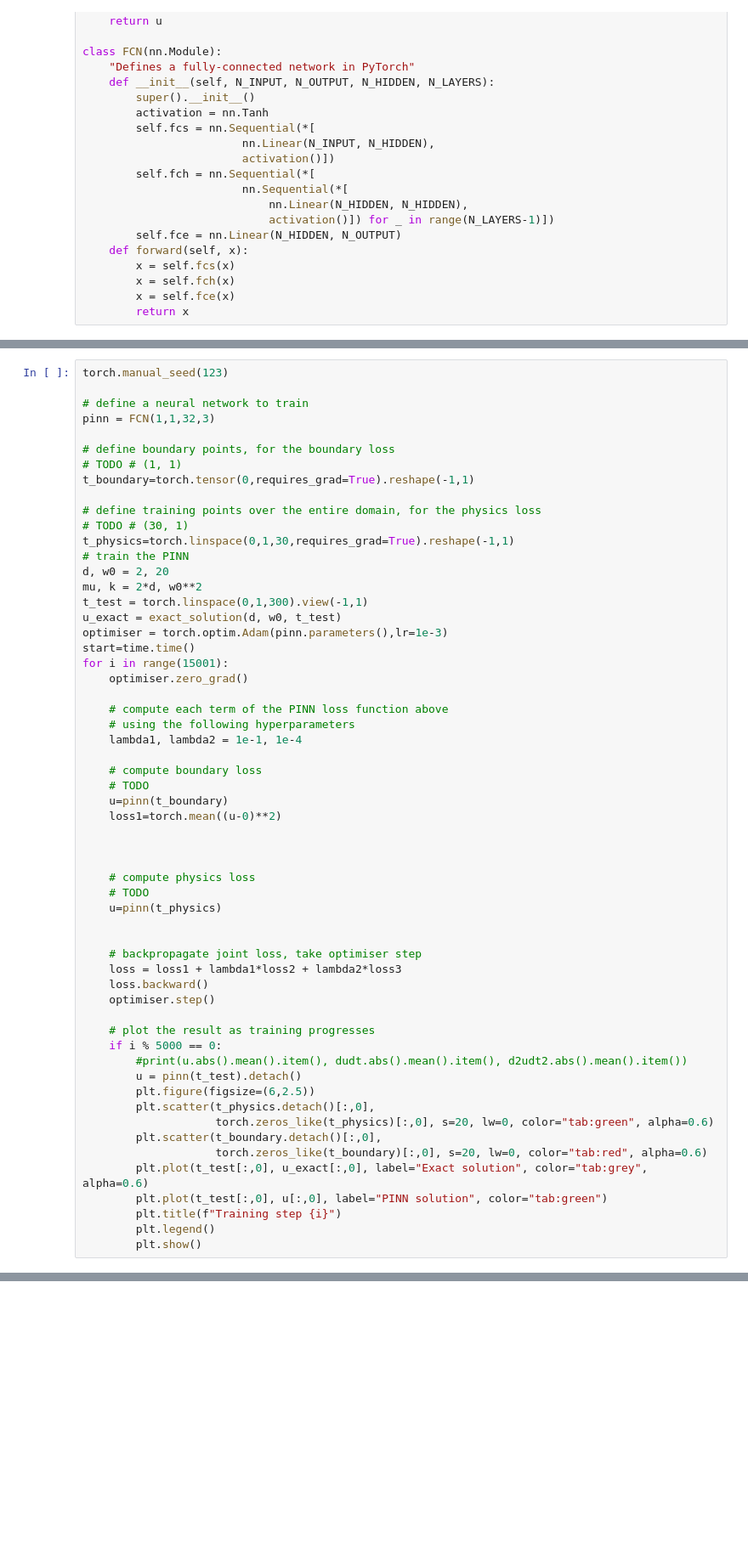
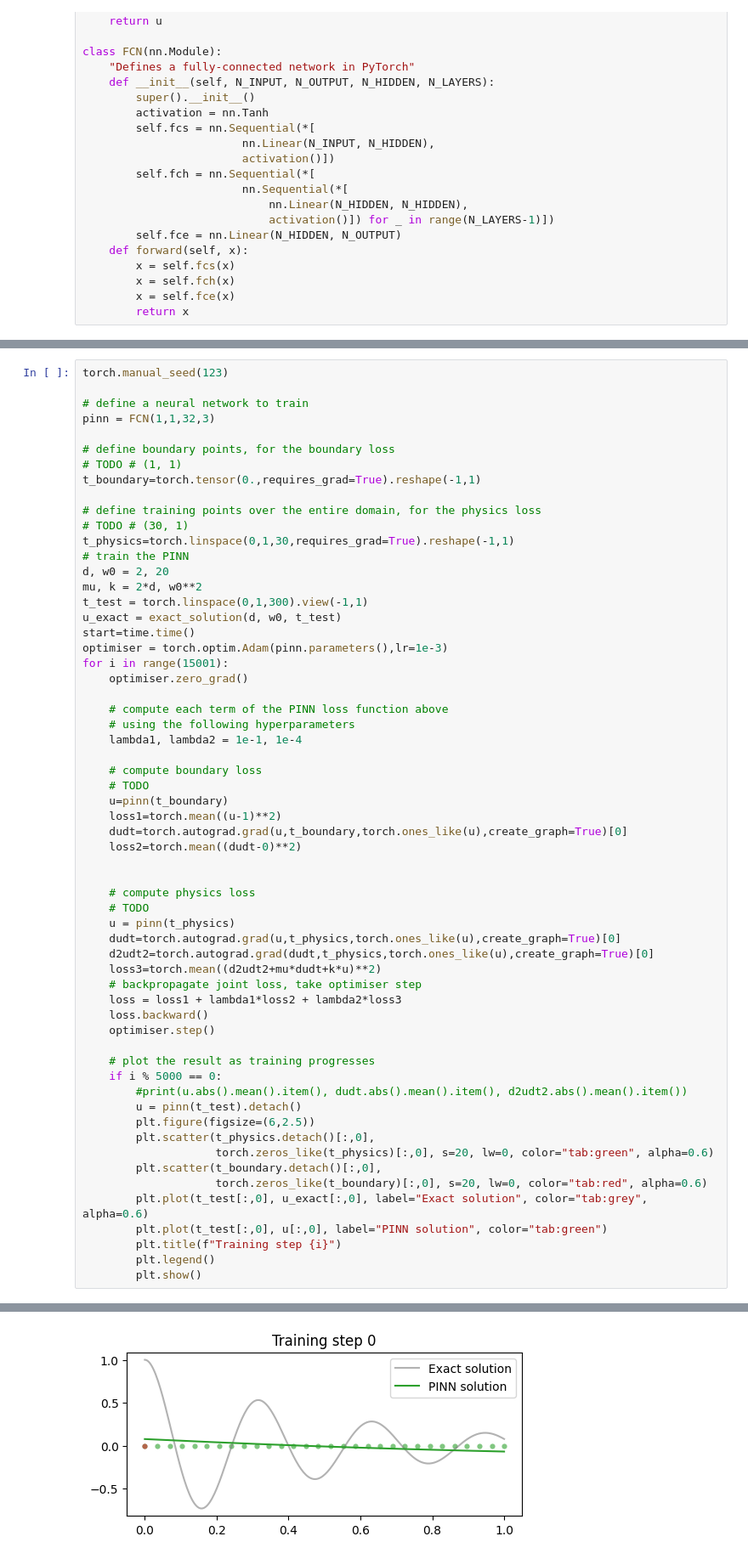
Before and after one commit to jewel-surabhi/code-spec-dataset, a Jupyter notebook: 5_introduction_to_PINNs/PINN demo-student.ipynb, the cells around one changed output, grey strips where cells are left out. Shown at 85% size. Saved outputs shown, nothing was run; the diff lists cells and outputs as text; blank space fills up the shorter version.

```diff
--- a/5_introduction_to_PINNs/PINN demo-student.ipynb
+++ b/5_introduction_to_PINNs/PINN demo-student.ipynb
@@ -134,7 +135,7 @@ pinn = FCN(1,1,32,3)
 
 # define boundary points, for the boundary loss
 # TODO # (1, 1)
-t_boundary=torch.tensor(0,requires_grad=True).reshape(-1,1)
+t_boundary=torch.tensor(0.,requires_grad=True).reshape(-1,1)
 
 # define training points over the entire domain, for the physics loss
 # TODO # (30, 1)
@@ -144,8 +145,8 @@ d, w0 = 2, 20
 mu, k = 2*d, w0**2
 t_test = torch.linspace(0,1,300).view(-1,1)
 u_exact = exact_solution(d, w0, t_test)
+start=time.time()
 optimiser = torch.optim.Adam(pinn.parameters(),lr=1e-3)
-start=time.time()
 for i in range(15001):
     optimiser.zero_grad()
 
@@ -156,15 +157,17 @@ for i in range(15001):
     # compute boundary loss
     # TODO
     u=pinn(t_boundary)
-    loss1=torch.mean((u-0)**2)
-
+    loss1=torch.mean((u-1)**2)
+    dudt=torch.autograd.grad(u,t_boundary,torch.ones_like(u),create_graph=True)[0]
+    loss2=torch.mean((dudt-0)**2)
 
 
     # compute physics loss
     # TODO
-    u=pinn(t_physics)
-
-
+    u = pinn(t_physics)
+    dudt=torch.autograd.grad(u,t_physics,torch.ones_like(u),create_graph=True)[0]
+    d2udt2=torch.autograd.grad(dudt,t_physics,torch.ones_like(u),create_graph=True)[0]
+    loss3=torch.mean((d2udt2+mu*dudt+k*u)**2)
     # backpropagate joint loss, take optimiser step
     loss = loss1 + lambda1*loss2 + lambda2*loss3
     loss.backward()
@@ -188,0 +191 @@ NameError: name 'torch' is not defined
+[figure, added]
```
Also changed, not shown: parts of 3 cells of this notebook.
